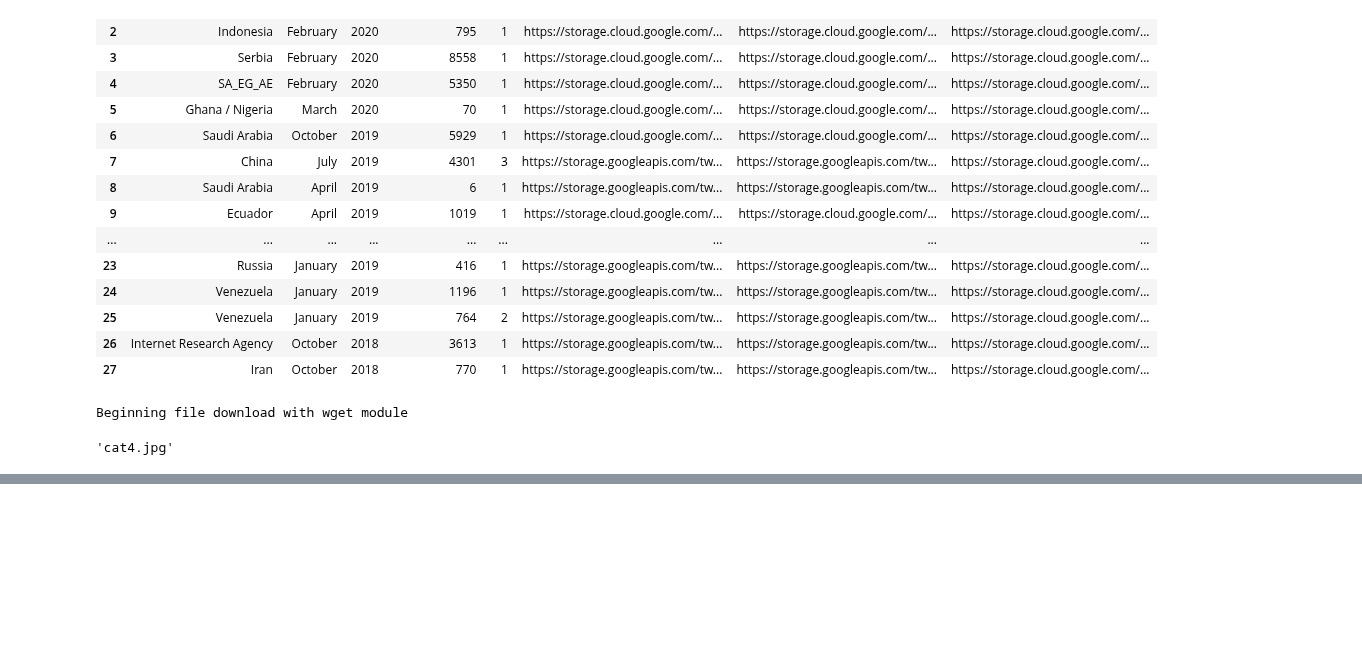
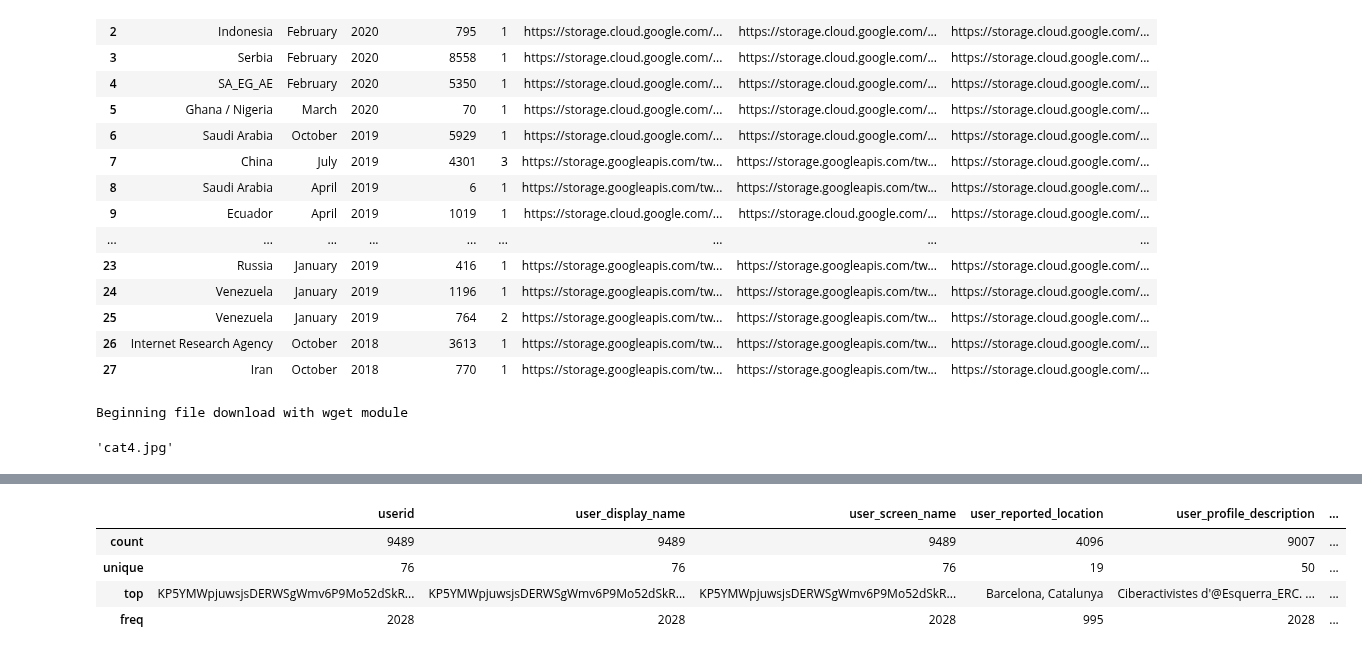
Before and after one commit to cfdv/troll_classifier, a Jupyter notebook: final_proposal.ipynb, the cells around one changed output, grey strips where cells are left out. Saved outputs shown, nothing was run; the diff lists cells and outputs as text; code cells hidden in the pictures; blank space fills up the shorter version.

```diff
--- a/final_proposal.ipynb
+++ b/final_proposal.ipynb
@@ -151,0 +177,9 @@ wget()
+# %%
+df_obj = df.select_dtypes(include=['object']).copy()
+df_obj.describe()
+# %% [output]
+|  | userid | user_display_name | user_screen_name | user_reported_location | user_profile_description | ... |
+| count | 9489 | 9489 | 9489 | 4096 | 9007 | ... |
+| unique | 76 | 76 | 76 | 19 | 50 | ... |
+| top | KP5YMWpjuwsjsDERWSgWmv6P9Mo52dSkR... | KP5YMWpjuwsjsDERWSgWmv6P9Mo52dSkR... | KP5YMWpjuwsjsDERWSgWmv6P9Mo52dSkR... | Barcelona, Catalunya | Ciberactivistes d'@Esquerra_ERC. ... | ... |
+| freq | 2028 | 2028 | 2028 | 995 | 2028 | ... |
```
Also changed, not shown: parts of 3 cells of this notebook.
